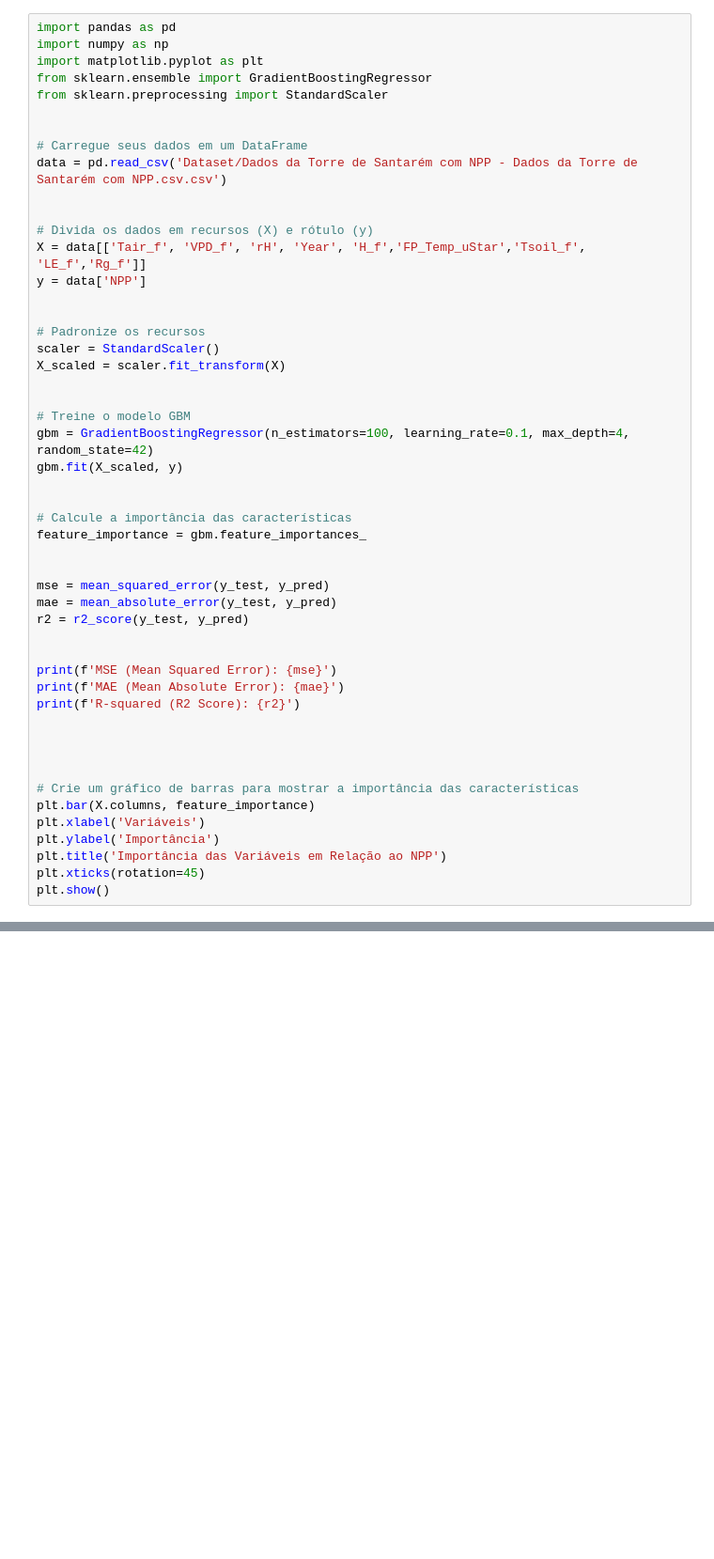
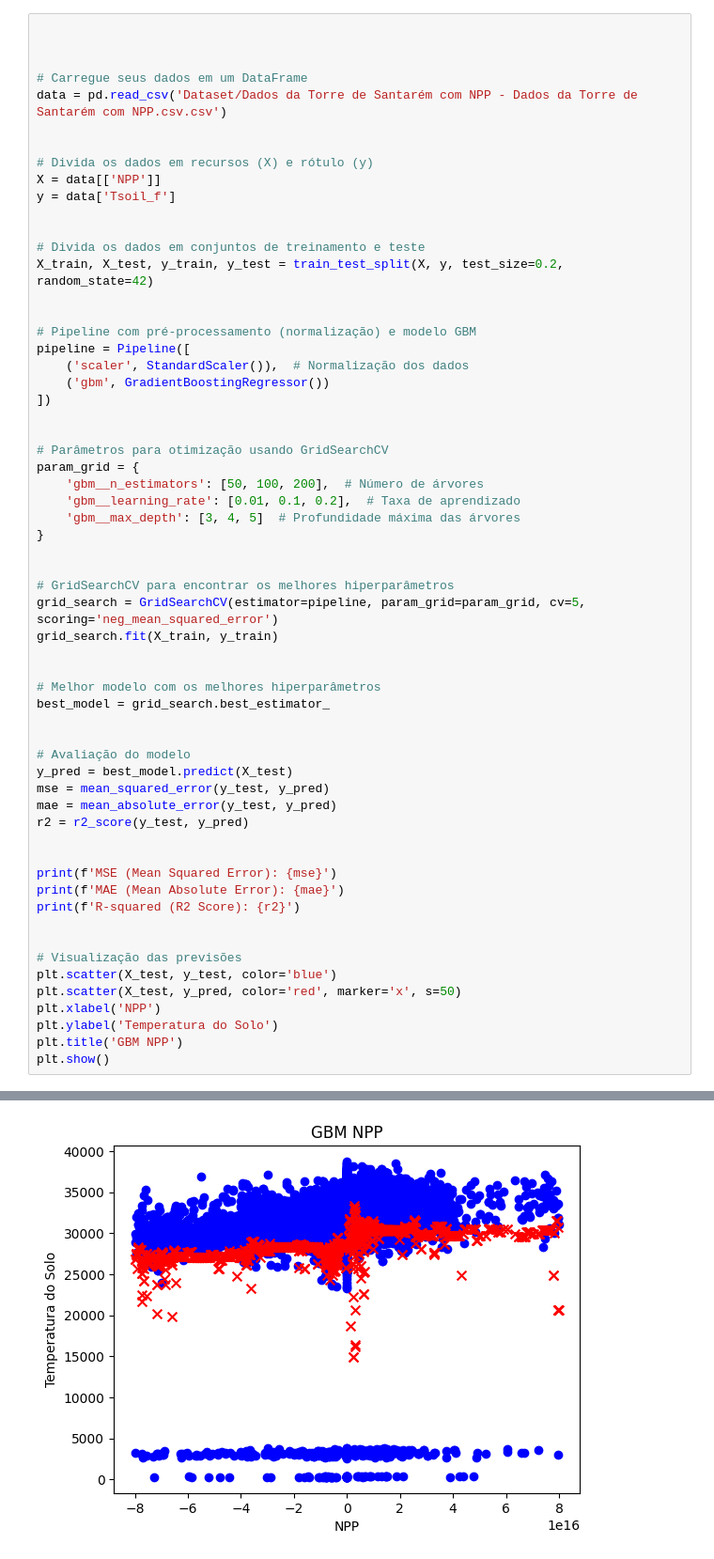
Before and after one commit to leotamasauskas/TORRE-DE-SANTAREM, a Jupyter notebook: main.ipynb, the cells around one changed output, grey strips where cells are left out. Shown at 94% size. Saved outputs shown, nothing was run; the diff lists cells and outputs as text; blank space fills up the shorter version.

Commit message:
adições de novos dados de NEE

```diff
--- a/main.ipynb
+++ b/main.ipynb
@@ -52,9 +86,5 @@ ValueError: could not convert string to float: '1.990.386'
 # %%
-import pandas as pd
-import numpy as np
-import matplotlib.pyplot as plt
-from sklearn.ensemble import GradientBoostingRegressor
-from sklearn.preprocessing import StandardScaler
+
 
 
 # Carregue seus dados em um DataFrame
@@ -62,24 +92,40 @@ data = pd.read_csv('Dataset/Dados da Torre de Santarém com NPP - Dados da Torre
 
 
 # Divida os dados em recursos (X) e rótulo (y)
-X = data[['Tair_f', 'VPD_f', 'rH', 'Year', 'H_f','FP_Temp_uStar','Tsoil_f', 'LE_f','Rg_f']]
-y = data['NPP']
+X = data[['NPP']]
+y = data['Tsoil_f']
 
 
-# Padronize os recursos
-scaler = StandardScaler()
-X_scaled = scaler.fit_transform(X)
+# Divida os dados em conjuntos de treinamento e teste
+X_train, X_test, y_train, y_test = train_test_split(X, y, test_size=0.2, random_state=42)
 
 
-# Treine o modelo GBM
-gbm = GradientBoostingRegressor(n_estimators=100, learning_rate=0.1, max_depth=4, random_state=42)
-gbm.fit(X_scaled, y)
+# Pipeline com pré-processamento (normalização) e modelo GBM
+pipeline = Pipeline([
+    ('scaler', StandardScaler()),  # Normalização dos dados
+    ('gbm', GradientBoostingRegressor())
+])
 
 
-# Calcule a importância das características
-feature_importance = gbm.feature_importances_
+# Parâmetros para otimização usando GridSearchCV
+param_grid = {
+    'gbm__n_estimators': [50, 100, 200],  # Número de árvores
+    'gbm__learning_rate': [0.01, 0.1, 0.2],  # Taxa de aprendizado
+    'gbm__max_depth': [3, 4, 5]  # Profundidade máxima das árvores
+}
 
 
+# GridSearchCV para encontrar os melhores hiperparâmetros
+grid_search = GridSearchCV(estimator=pipeline, param_grid=param_grid, cv=5, scoring='neg_mean_squared_error')
+grid_search.fit(X_train, y_train)
+
+
+# Melhor modelo com os melhores hiperparâmetros
+best_model = grid_search.best_estimator_
+
+
+# Avaliação do modelo
+y_pred = best_model.predict(X_test)
 mse = mean_squared_error(y_test, y_pred)
 mae = mean_absolute_error(y_test, y_pred)
 r2 = r2_score(y_test, y_pred)
@@ -90,13 +136,11 @@ print(f'MAE (Mean Absolute Error): {mae}')
 print(f'R-squared (R2 Score): {r2}')
 
 
-
-
-# Crie um gráfico de barras para mostrar a importância das características
-plt.bar(X.columns, feature_importance)
-plt.xlabel('Variáveis')
-plt.ylabel('Importância')
-plt.title('Importância das Variáveis em Relação ao NPP')
-plt.xticks(rotation=45)
+# Visualização das previsões
+plt.scatter(X_test, y_test, color='blue')
+plt.scatter(X_test, y_pred, color='red', marker='x', s=50)
+plt.xlabel('NPP')
+plt.ylabel('Temperatura do Solo')
+plt.title('GBM NPP')
 plt.show()
 # %% [output]
@@ -103,0 +150 @@ ValueError: could not convert string to float: '1.990.386'
+[figure, added]
```
Also changed, not shown: parts of 4 cells of this notebook.
